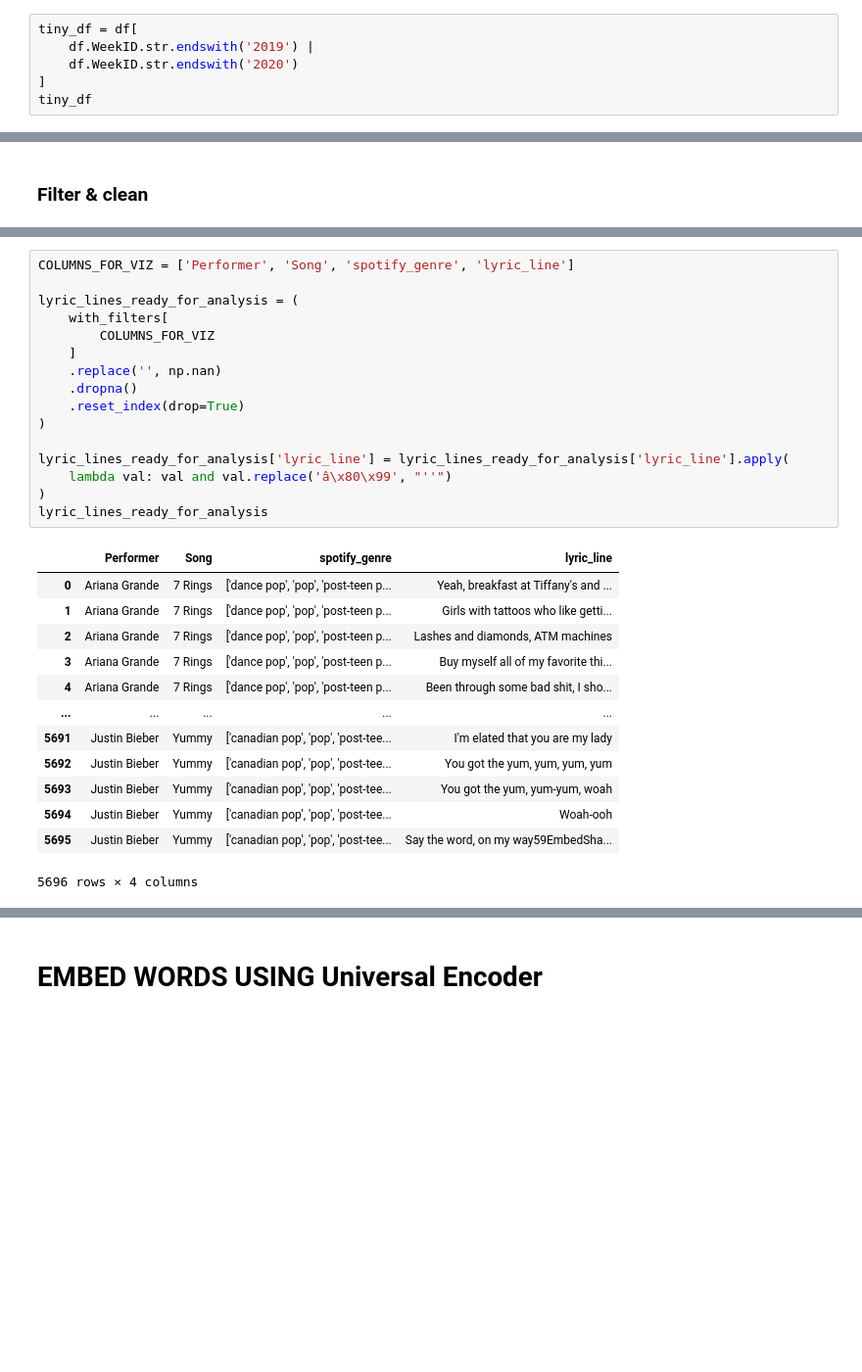
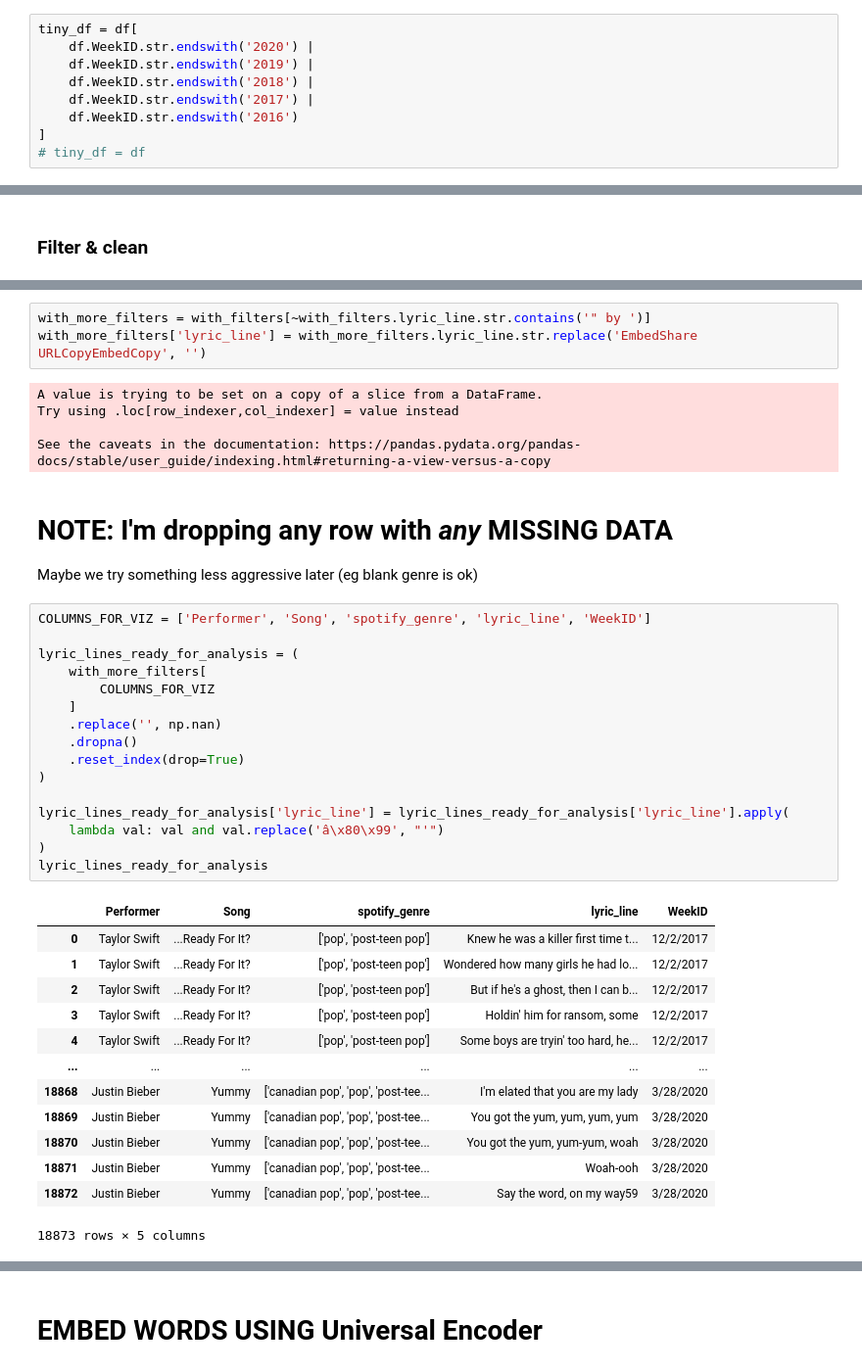
Before and after one commit to davidnmora/billboard-lyric-exploration, a Jupyter notebook: Lyric embedding and dimension reduction.ipynb, the cells around one changed output, grey strips where cells are left out. Shown at 98% size. Saved outputs shown, nothing was run; the diff lists cells and outputs as text; blank space fills up the shorter version.

```diff
--- a/Lyric embedding and dimension reduction.ipynb
+++ b/Lyric embedding and dimension reduction.ipynb
@@ -69,6 +69,9 @@ ie I want something like
 # %%
 tiny_df = df[
+    df.WeekID.str.endswith('2020') |
     df.WeekID.str.endswith('2019') |
-    df.WeekID.str.endswith('2020')
+    df.WeekID.str.endswith('2018') |
+    df.WeekID.str.endswith('2017') |
+    df.WeekID.str.endswith('2016')
 ]
-tiny_df
+# tiny_df = df
@@ -139,30 +105,41 @@ Maybe we try something less aggressive later (eg blank genre is ok)
+# %%
+with_more_filters = with_filters[~with_filters.lyric_line.str.contains('" by ')]
+with_more_filters['lyric_line'] = with_more_filters.lyric_line.str.replace('EmbedShare URLCopyEmbedCopy', '')
+# %% [output]
+A value is trying to be set on a copy of a slice from a DataFrame.
+Try using .loc[row_indexer,col_indexer] = value instead
+
+See the caveats in the documentation: https://pandas.pydata.org/pandas-docs/stable/user_guide/indexing.html#returning-a-view-versus-a-copy
+# %% [markdown]
+# NOTE: I'm dropping any row with *any* MISSING DATA
+Maybe we try something less aggressive later (eg blank genre is ok)
 # %%
-COLUMNS_FOR_VIZ = ['Performer', 'Song', 'spotify_genre', 'lyric_line']
+COLUMNS_FOR_VIZ = ['Performer', 'Song', 'spotify_genre', 'lyric_line', 'WeekID']
 
 lyric_lines_ready_for_analysis = (
-    with_filters[
+    with_more_filters[
         COLUMNS_FOR_VIZ
     ]
     .replace('', np.nan)
     .dropna()
     .reset_index(drop=True)
 )
 
 lyric_lines_ready_for_analysis['lyric_line'] = lyric_lines_ready_for_analysis['lyric_line'].apply(
-    lambda val: val and val.replace('â\x80\x99', "''")
+    lambda val: val and val.replace('â\x80\x99', "'")
 )
 lyric_lines_ready_for_analysis
 # %% [output]
-|  | Performer | Song | spotify_genre | lyric_line |
-| 0 | Ariana Grande | 7 Rings | ['dance pop', 'pop', 'post-teen p... | Yeah, breakfast at Tiffany's and ... |
-| 1 | Ariana Grande | 7 Rings | ['dance pop', 'pop', 'post-teen p... | Girls with tattoos who like getti... |
-| 2 | Ariana Grande | 7 Rings | ['dance pop', 'pop', 'post-teen p... | Lashes and diamonds, ATM machines |
-| 3 | Ariana Grande | 7 Rings | ['dance pop', 'pop', 'post-teen p... | Buy myself all of my favorite thi... |
-| 4 | Ariana Grande | 7 Rings | ['dance pop', 'pop', 'post-teen p... | Been through some bad shit, I sho... |
-| ... | ... | ... | ... | ... |
-| 5691 | Justin Bieber | Yummy | ['canadian pop', 'pop', 'post-tee... | I'm elated that you are my lady |
-| 5692 | Justin Bieber | Yummy | ['canadian pop', 'pop', 'post-tee... | You got the yum, yum, yum, yum |
-| 5693 | Justin Bieber | Yummy | ['canadian pop', 'pop', 'post-tee... | You got the yum, yum-yum, woah |
-| 5694 | Justin Bieber | Yummy | ['canadian pop', 'pop', 'post-tee... | Woah-ooh |
-| 5695 | Justin Bieber | Yummy | ['canadian pop', 'pop', 'post-tee... | Say the word, on my way59EmbedSha... |
+|  | Performer | Song | spotify_genre | lyric_line | WeekID |
+| 0 | Taylor Swift | ...Ready For It? | ['pop', 'post-teen pop'] | Knew he was a killer first time t... | 12/2/2017 |
+| 1 | Taylor Swift | ...Ready For It? | ['pop', 'post-teen pop'] | Wondered how many girls he had lo... | 12/2/2017 |
+| 2 | Taylor Swift | ...Ready For It? | ['pop', 'post-teen pop'] | But if he's a ghost, then I can b... | 12/2/2017 |
+| 3 | Taylor Swift | ...Ready For It? | ['pop', 'post-teen pop'] | Holdin' him for ransom, some | 12/2/2017 |
+| 4 | Taylor Swift | ...Ready For It? | ['pop', 'post-teen pop'] | Some boys are tryin' too hard, he... | 12/2/2017 |
+| ... | ... | ... | ... | ... | ... |
+| 18868 | Justin Bieber | Yummy | ['canadian pop', 'pop', 'post-tee... | I'm elated that you are my lady | 3/28/2020 |
+| 18869 | Justin Bieber | Yummy | ['canadian pop', 'pop', 'post-tee... | You got the yum, yum, yum, yum | 3/28/2020 |
+| 18870 | Justin Bieber | Yummy | ['canadian pop', 'pop', 'post-tee... | You got the yum, yum-yum, woah | 3/28/2020 |
+| 18871 | Justin Bieber | Yummy | ['canadian pop', 'pop', 'post-tee... | Woah-ooh | 3/28/2020 |
+| 18872 | Justin Bieber | Yummy | ['canadian pop', 'pop', 'post-tee... | Say the word, on my way59 | 3/28/2020 |
-5696 rows × 4 columns
+18873 rows × 5 columns
```
Also changed, not shown: parts of 25 cells of this notebook.
